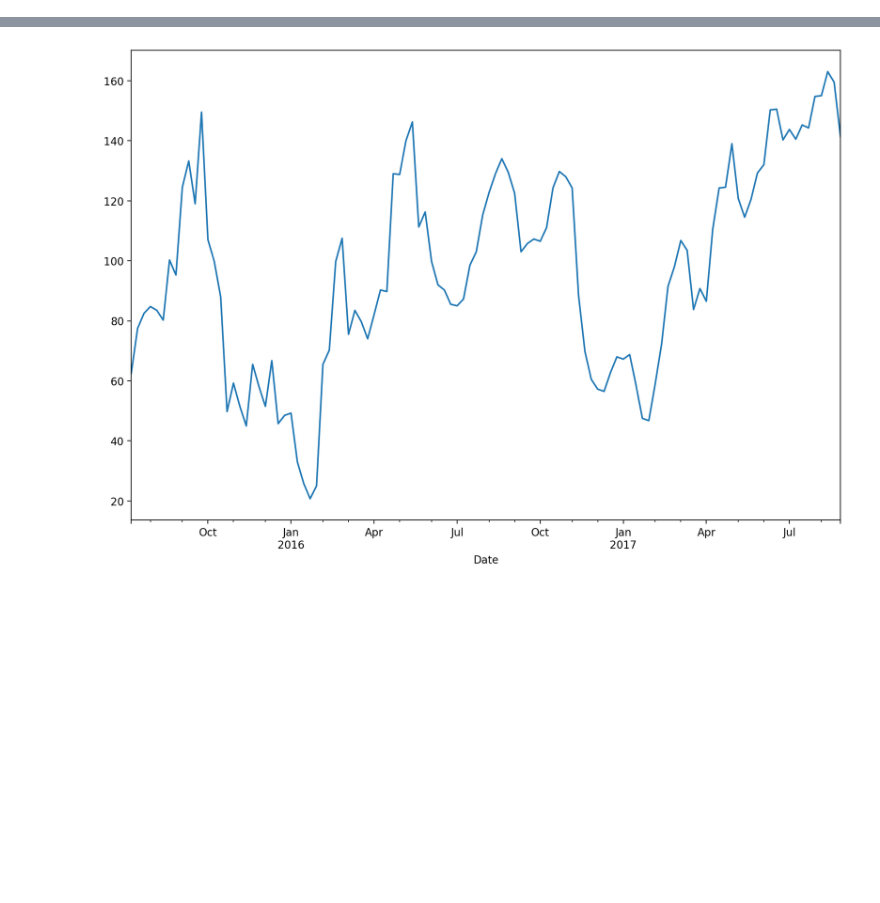
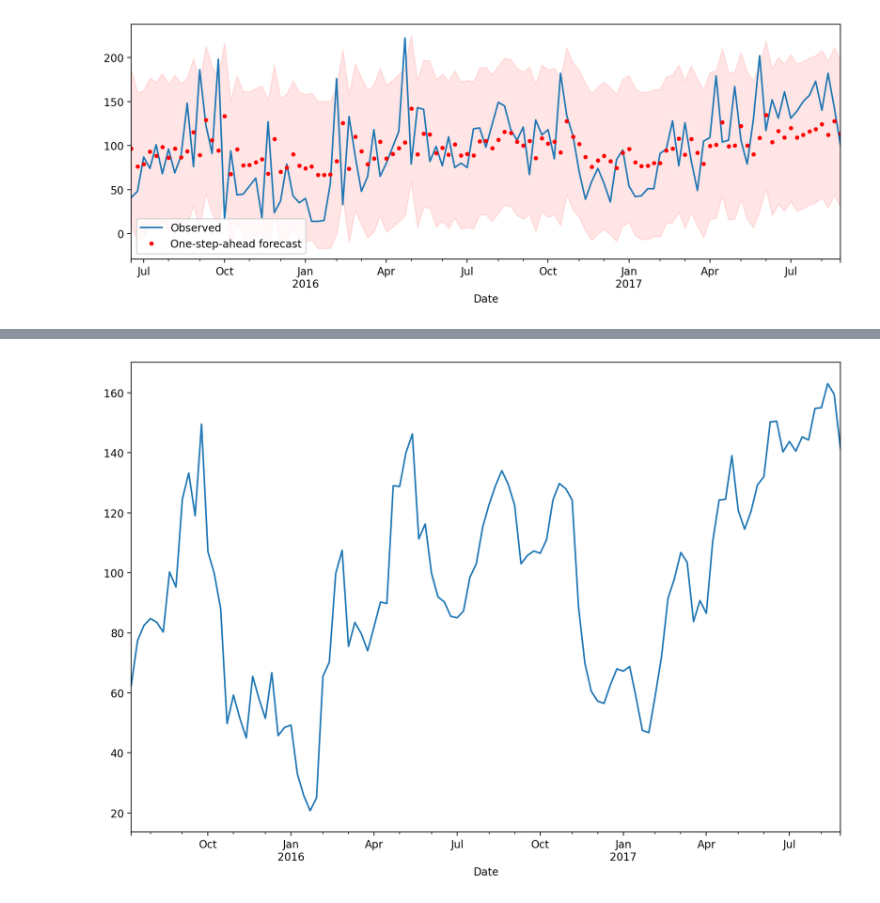
Before and after one commit to vasily-kartashov/time-series-with-bayesian-modelling, a Jupyter notebook: part-11.ipynb, the cells around one changed output, grey strips where cells are left out. Saved outputs shown, nothing was run; the diff lists cells and outputs as text; code cells hidden in the pictures; blank space fills up the shorter version.

```diff
--- a/part-11.ipynb
+++ b/part-11.ipynb
@@ -20,0 +46,19 @@ _ = series.plot()
+# %%
+predict_mle = arima_model_fit.get_prediction()
+predict_mle_ci = predict_mle.conf_int()
+lower = predict_mle_ci["lower IsCanceled"]
+upper = predict_mle_ci["upper IsCanceled"]
+
+# Graph
+fig, ax = plt.subplots(figsize=(12, 4))
+
+# Plot data points
+series.plot(ax=ax, style="-", label="Observed")
+
+# Plot predictions
+predict_mle.predicted_mean.plot(ax=ax, style="r.", label="One-step-ahead forecast")
+ax.fill_between(predict_mle_ci.index, lower, upper, color="r", alpha=0.1)
+ax.legend(loc="lower left")
+plt.show()
+# %% [output]
+[figure, added]
```
Also changed, not shown: parts of 10 cells of this notebook, 1 other file.
